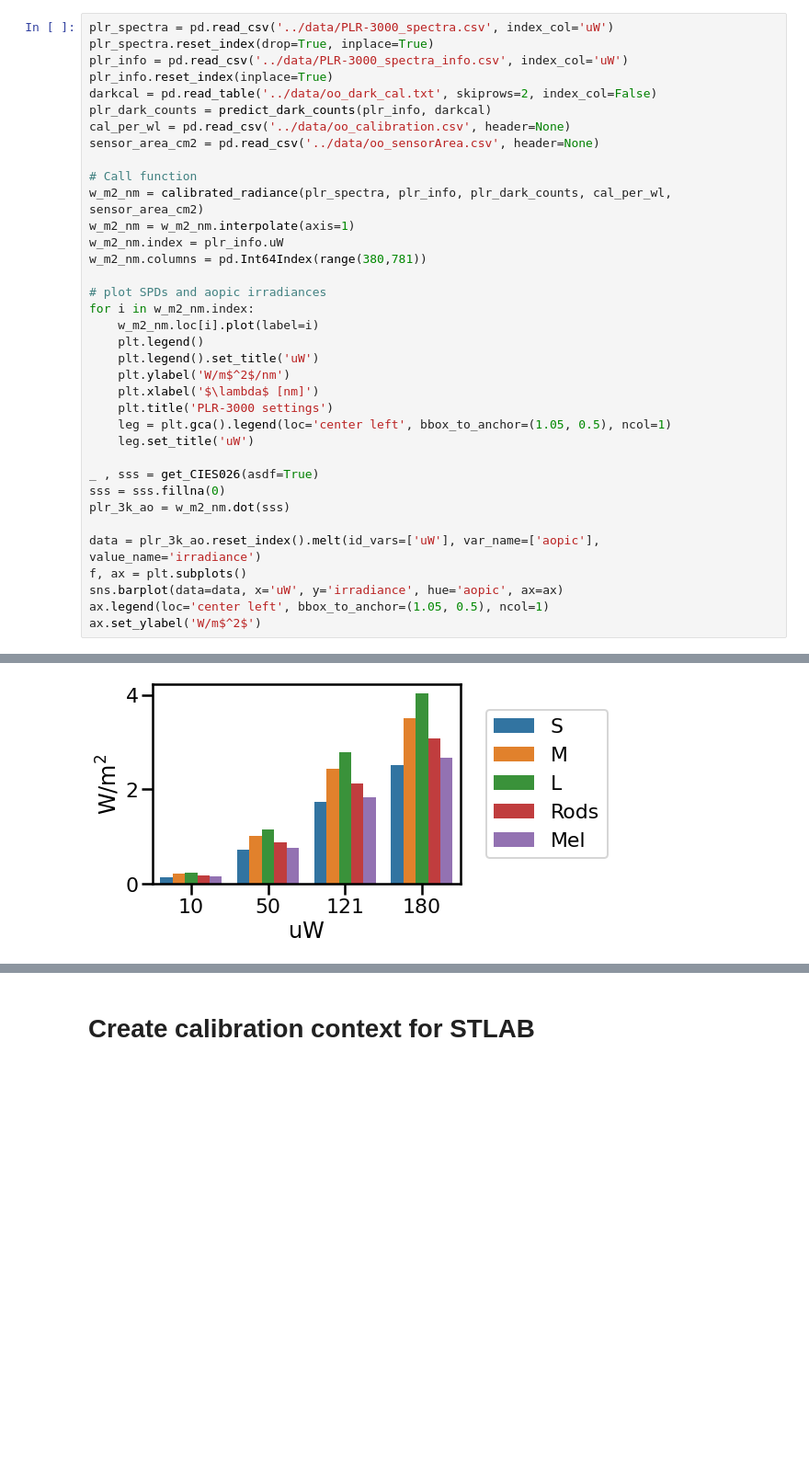
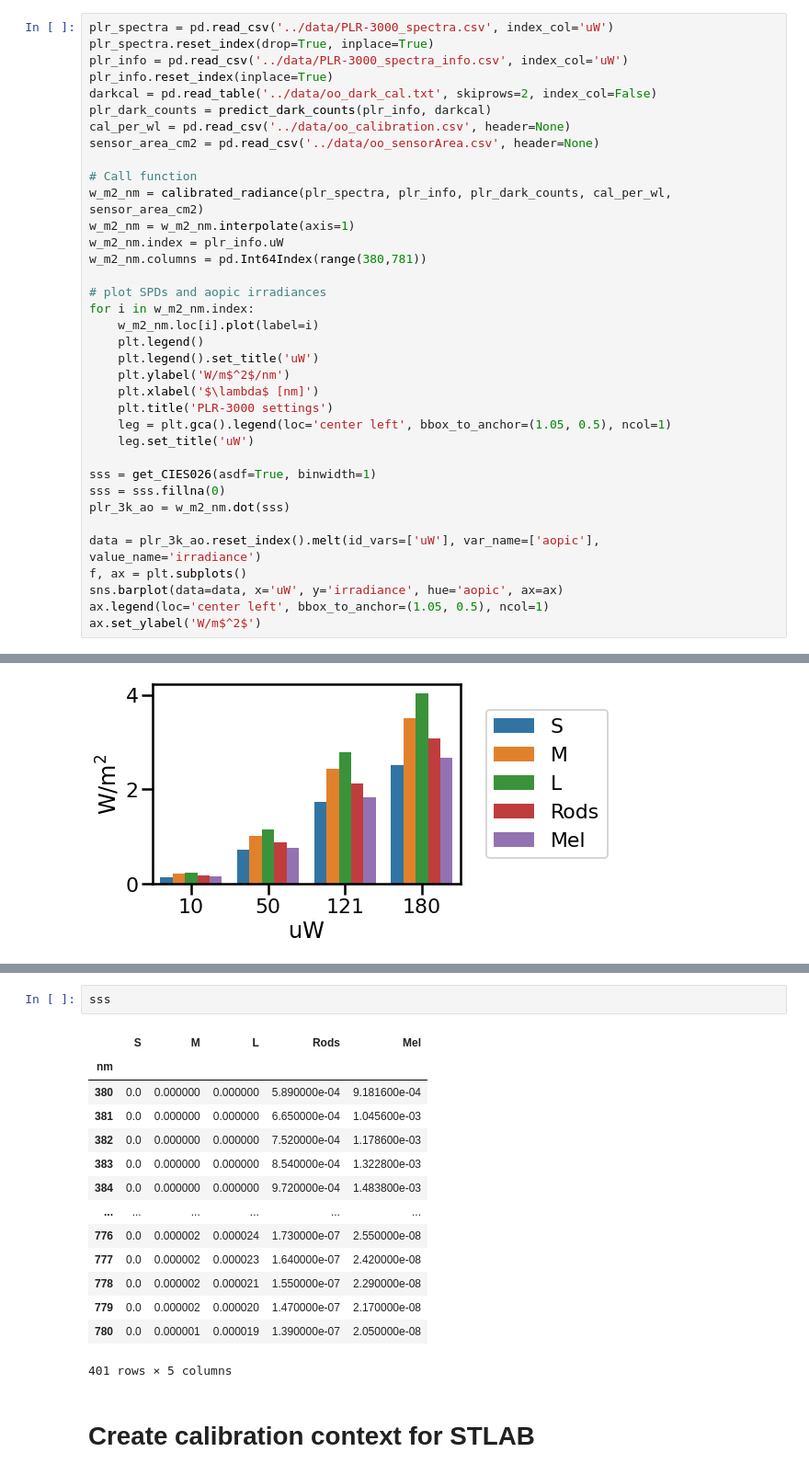
Before and after one commit to PyPlr/cvd_pupillometry, a Jupyter notebook: notebooks/PLR-3000_spectrometer_validation.ipynb, the cells around one changed output, grey strips where cells are left out. Shown: that part at 92% size. Saved outputs shown, nothing was run; the diff lists cells and outputs as text; blank space fills up the shorter version.

```diff
--- a/notebooks/PLR-3000_spectrometer_validation.ipynb
+++ b/notebooks/PLR-3000_spectrometer_validation.ipynb
@@ -40,7 +39,7 @@ for i in w_m2_nm.index:
     leg = plt.gca().legend(loc='center left', bbox_to_anchor=(1.05, 0.5), ncol=1)
     leg.set_title('uW')
 
-_ , sss = get_CIES026(asdf=True)
+sss = get_CIES026(asdf=True, binwidth=1)
 sss = sss.fillna(0)
 plr_3k_ao = w_m2_nm.dot(sss)
 
@@ -56,3 +65,20 @@ Text(0, 0.5, 'W/m$^2$')
+# %%
+sss
+# %% [output]
+|  | S | M | L | Rods | Mel |
+| nm |  |  |  |  |  |
+| 380 | 0.0 | 0.000000 | 0.000000 | 5.890000e-04 | 9.181600e-04 |
+| 381 | 0.0 | 0.000000 | 0.000000 | 6.650000e-04 | 1.045600e-03 |
+| 382 | 0.0 | 0.000000 | 0.000000 | 7.520000e-04 | 1.178600e-03 |
+| 383 | 0.0 | 0.000000 | 0.000000 | 8.540000e-04 | 1.322800e-03 |
+| 384 | 0.0 | 0.000000 | 0.000000 | 9.720000e-04 | 1.483800e-03 |
+| ... | ... | ... | ... | ... | ... |
+| 776 | 0.0 | 0.000002 | 0.000024 | 1.730000e-07 | 2.550000e-08 |
+| 777 | 0.0 | 0.000002 | 0.000023 | 1.640000e-07 | 2.420000e-08 |
+| 778 | 0.0 | 0.000002 | 0.000021 | 1.550000e-07 | 2.290000e-08 |
+| 779 | 0.0 | 0.000002 | 0.000020 | 1.470000e-07 | 2.170000e-08 |
+| 780 | 0.0 | 0.000001 | 0.000019 | 1.390000e-07 | 2.050000e-08 |
+401 rows × 5 columns
 # %% [markdown]
 # Create calibration context for STLAB
 # %%
```
Also changed, not shown: parts of 2 cells of this notebook, 9 other files.
